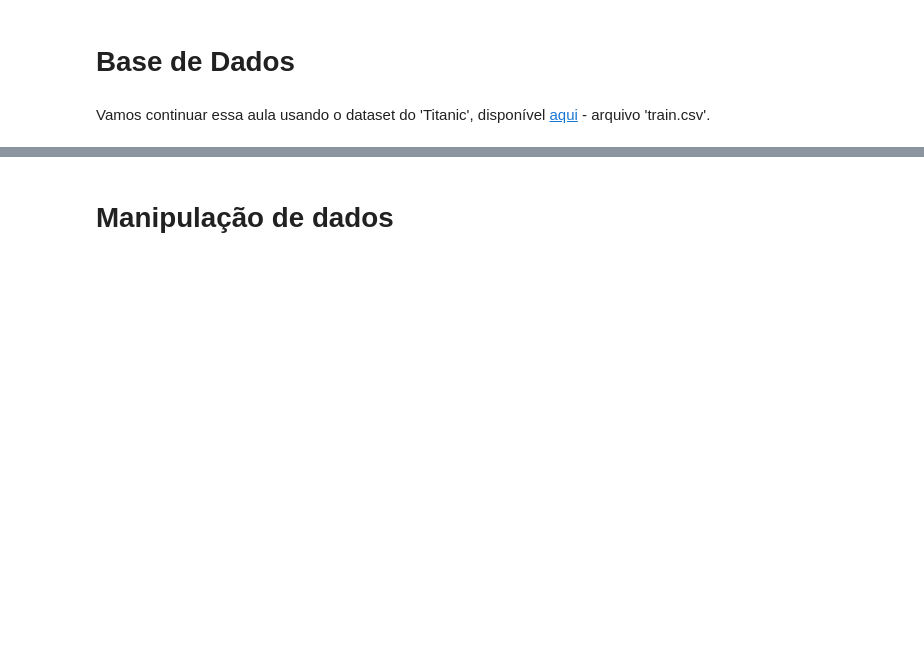
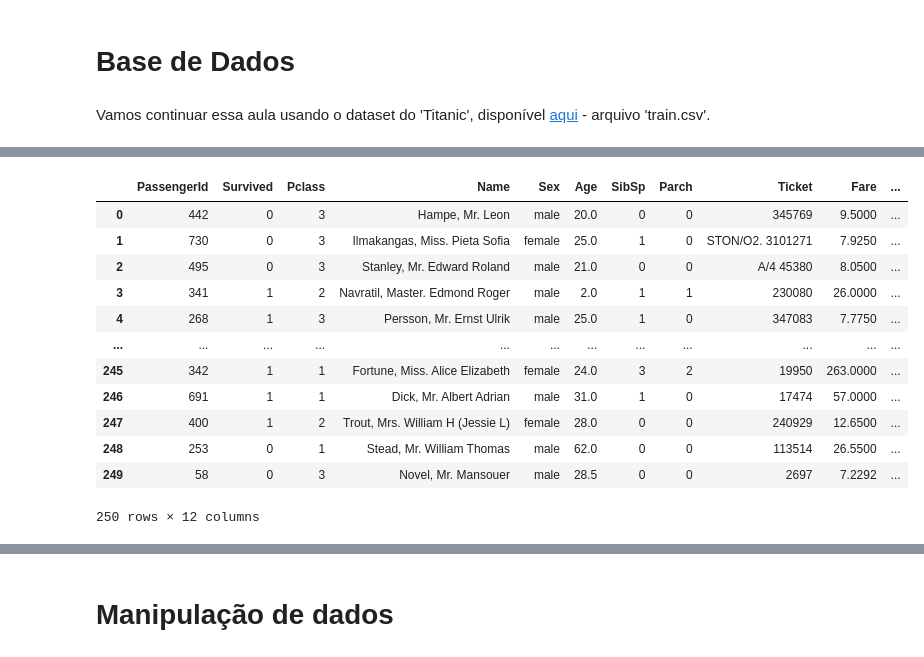
Before and after one commit to reprograma/on26-python-s11-pandas-numpy-I, a Jupyter notebook: material/aula_s11.ipynb, the cells around one changed output, grey strips where cells are left out. Cells and saved outputs as stored; diff of their text form; code cells hidden in the pictures; blank space fills up the shorter version.

```diff
--- a/material/aula_s11.ipynb
+++ b/material/aula_s11.ipynb
@@ -131,2 +201,21 @@ df_menor
+# %%
+# Pq resetar o index pode ser beneficial nesse tipo de análise?
+df_menor = df_menor.reset_index(drop=True)
+
+df_menor
+# %% [output]
+|  | PassengerId | Survived | Pclass | Name | Sex | Age | SibSp | Parch | Ticket | Fare | ... |
+| 0 | 442 | 0 | 3 | Hampe, Mr. Leon | male | 20.0 | 0 | 0 | 345769 | 9.5000 | ... |
+| 1 | 730 | 0 | 3 | Ilmakangas, Miss. Pieta Sofia | female | 25.0 | 1 | 0 | STON/O2. 3101271 | 7.9250 | ... |
+| 2 | 495 | 0 | 3 | Stanley, Mr. Edward Roland | male | 21.0 | 0 | 0 | A/4 45380 | 8.0500 | ... |
+| 3 | 341 | 1 | 2 | Navratil, Master. Edmond Roger | male | 2.0 | 1 | 1 | 230080 | 26.0000 | ... |
+| 4 | 268 | 1 | 3 | Persson, Mr. Ernst Ulrik | male | 25.0 | 1 | 0 | 347083 | 7.7750 | ... |
+| ... | ... | ... | ... | ... | ... | ... | ... | ... | ... | ... | ... |
+| 245 | 342 | 1 | 1 | Fortune, Miss. Alice Elizabeth | female | 24.0 | 3 | 2 | 19950 | 263.0000 | ... |
+| 246 | 691 | 1 | 1 | Dick, Mr. Albert Adrian | male | 31.0 | 1 | 0 | 17474 | 57.0000 | ... |
+| 247 | 400 | 1 | 2 | Trout, Mrs. William H (Jessie L) | female | 28.0 | 0 | 0 | 240929 | 12.6500 | ... |
+| 248 | 253 | 0 | 1 | Stead, Mr. William Thomas | male | 62.0 | 0 | 0 | 113514 | 26.5500 | ... |
+| 249 | 58 | 0 | 3 | Novel, Mr. Mansouer | male | 28.5 | 0 | 0 | 2697 | 7.2292 | ... |
+250 rows × 12 columns
 # %%
 # Slicing: obter apenas uma parte do dataset
```
Also changed, not shown: parts of 26 cells of this notebook.
